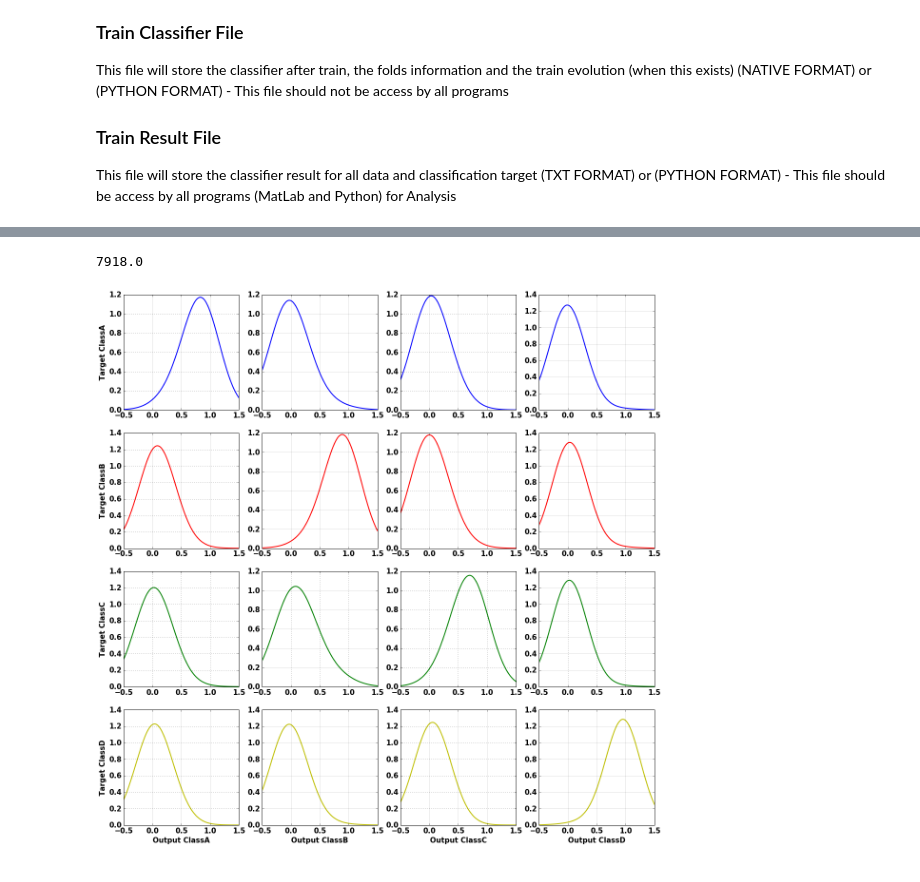
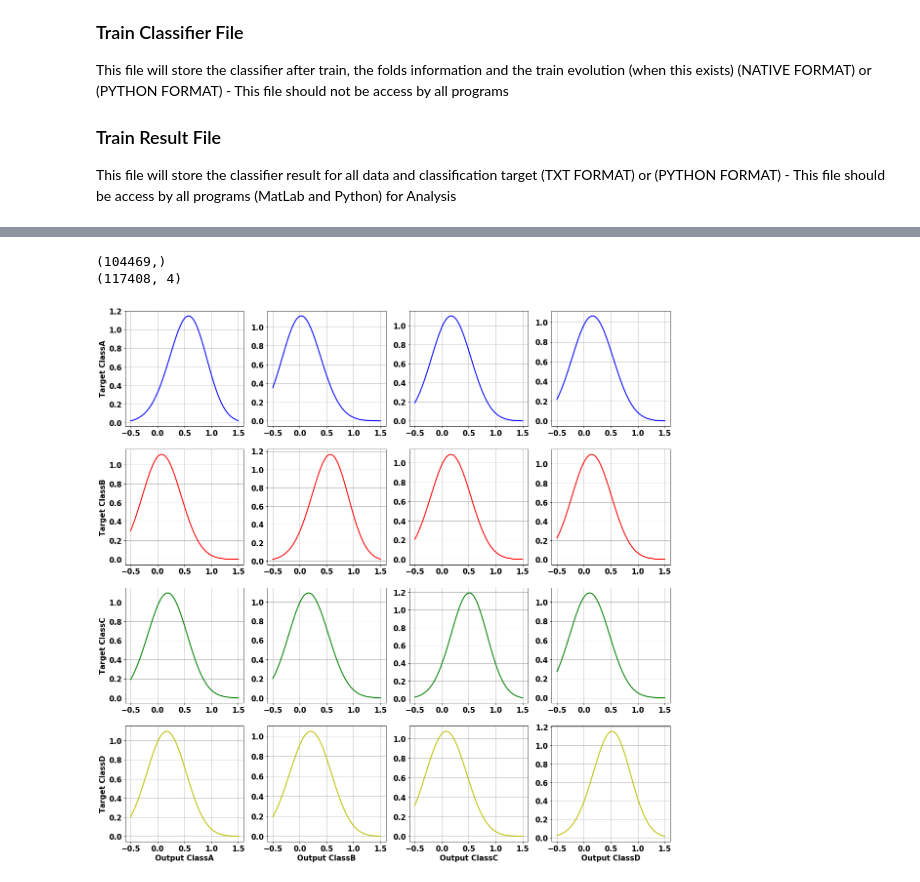
Before and after one commit to natmourajr/SonarAnalysis, a Jupyter notebook: Packages/Classification/NeuralNetwork/FullDataClassificationTrain.ipynb, the cells around one changed output, grey strips where cells are left out. Drawn from its saved outputs; the diff is of its cells as text; code cells hidden in the pictures.

```diff
--- a/Packages/Classification/NeuralNetwork/FullDataClassificationTrain.ipynb
+++ b/Packages/Classification/NeuralNetwork/FullDataClassificationTrain.ipynb
@@ -356,21 +410,16 @@ plt.rc('font', weight='bold')
 
 fig, ax = plt.subplots(figsize=(20,20),nrows=4, ncols=4)
 
+labels = class_labels.values()
 
-class_labels=["ClassA", "ClassB", "ClassC","ClassD"]
+# read trained model
+choose_date = '2017_07_03_17_19_49'
+ifold = 0
 
-choose_date = '2016_08_02_11_01_14'
-classifiers_name = result_analysis_path+'/classifiers_files'+'/'+choose_date+'_classifiers'
-classifiers_file = open(classifiers_name+'.pickle', "r")
-[classifiers,trn_desc] = pickle.load(classifiers_file)
+base_name = files_results_path+'/'+choose_date+'_'
 
-train_info_name = result_analysis_path+'/train_info_files'+'/'+choose_date+'_train_info.jbl'
-train_info = joblib.load(train_info_name)
-
-train_info = train_info[0]
-
-ifold = 1
-train_id, test_id = train_info['CVO'][ifold]
+train_info_name = base_name+"%i_fold_trn_desc.jbl"%(ifold)
+[train_info,n_neurons,trn_desc] = joblib.load(train_info_name)
 
 # normalize data based in train set
 if train_info['norm'] == 'mapstd':
@@ -382,7 +431,7 @@ elif train_info['norm'] == 'mapminmax':
 
 norm_all_data = scaler.transform(all_data)
 
-output = classifiers[ifold].predict(norm_all_data)
+output = model.predict(norm_all_data)
 
 from sklearn.neighbors import KernelDensity
 
@@ -413,7 +462,9 @@ for i_target in range(trgt_sparse.shape[1]):
-# %%
-np.sum(n)
-# %% [output]
-7918.0
+# %%
+print all_trgt.shape
+print output.shape
+# %% [output]
+(104469,)
+(117408, 4)
 # %%
 import matplotlib.pyplot as plt
 %matplotlib inline
@@ -427,21 +478,16 @@ plt.rc('font', weight='bold')
 
 fig, ax = plt.subplots(figsize=(20,20),nrows=4, ncols=4)
 
+labels = class_labels.values()
 
-class_labels=["ClassA", "ClassB", "ClassC","ClassD"]
+# read trained model
+choose_date = '2017_07_03_17_19_49'
+ifold = 0
 
-choose_date = '2016_08_02_11_01_14'
-classifiers_name = result_analysis_path+'/classifiers_files'+'/'+choose_date+'_classifiers'
-classifiers_file = open(classifiers_name+'.pickle', "r")
-[classifiers,trn_desc] = pickle.load(classifiers_file)
+base_name = files_results_path+'/'+choose_date+'_'
 
-train_info_name = result_analysis_path+'/train_info_files'+'/'+choose_date+'_train_info.jbl'
-train_info = joblib.load(train_info_name)
-
-train_info = train_info[0]
-
-ifold = 1
-train_id, test_id = train_info['CVO'][ifold]
+train_info_name = base_name+"%i_fold_trn_desc.jbl"%(ifold)
+[train_info,n_neurons,trn_desc] = joblib.load(train_info_name)
 
 # normalize data based in train set
 if train_info['norm'] == 'mapstd':
@@ -453,32 +499,32 @@ elif train_info['norm'] == 'mapminmax':
 
 norm_all_data = scaler.transform(all_data)
 
-output = classifiers[ifold].predict(norm_all_data)
+output = model.predict(norm_all_data)
 
 from sklearn.neighbors import KernelDensity
 
 m_bins = np.linspace(-0.5, 1.5,100)
 
 m_colors = ['b', 'r', 'g', 'y']
 
 kernel = 'gaussian' # other kernels: 'gaussian', 'tophat',
                     #'epanechnikov', 'exponential', 'linear', 'cosine'
 for i_target in range(trgt_sparse.shape[1]):
     for i_output in range(output.shape[1]):
         subplot_id = output.shape[1]*i_target+i_output
         m_pts = output[all_trgt==i_target,i_output]
 
         kde = KernelDensity(kernel=kernel,algorithm='auto',
                             bandwidth=0.3).fit(m_pts[:, np.newaxis])
         log_dens_x = kde.score_samples(m_bins[:, np.newaxis])
         ax[i_target,i_output].plot(m_bins, np.exp(log_dens_x),
                                    color=m_colors[i_target],linewidth=2.0)
         if i_output == 0:
             ax[i_target,i_output].set_ylabel('Target %s'%(class_labels[i_target]),
                                              fontweight='bold',fontsize=15)
         if i_target == 3:
             ax[i_target,i_output].set_xlabel('Output %s'%(class_labels[i_output]),
                                              fontweight='bold',fontsize=15)
         ax[i_target,i_output].grid()
 # %% [output]
-[figure, old version]
+[figure, new version]
```
Also changed, not shown: parts of 11 cells of this notebook, 10 other files.
